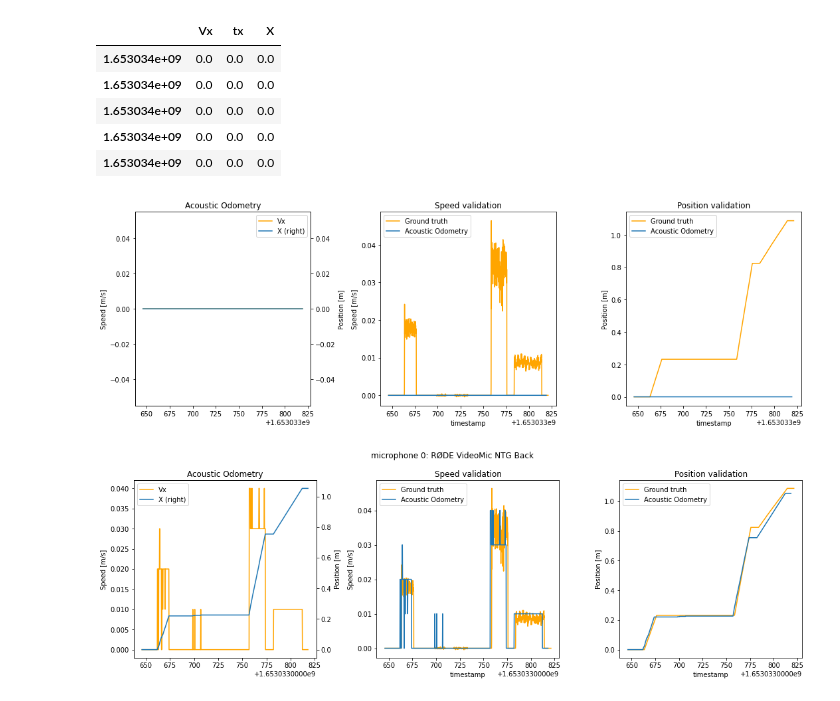
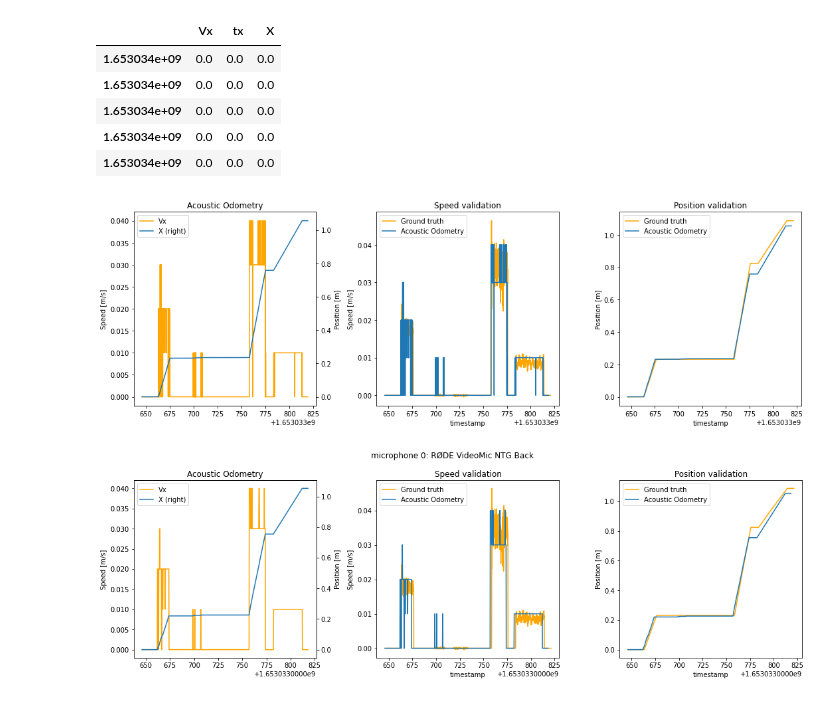
Before and after one commit to AcousticOdometry/AO, a Jupyter notebook: notebooks/odometry.ipynb, the cells around one changed output. Saved outputs shown, nothing was run; the diff lists cells and outputs as text; code cells hidden in the pictures.

```diff
--- a/notebooks/odometry.ipynb
+++ b/notebooks/odometry.ipynb
@@ -230,16 +226,22 @@ model = ao.AO(
     num_frames=120,
     )
 # %%
-def odometry_from_file(wav_file: Path, model: AO) -> pd.DataFrame:
+def generate_odometry(wav_file: Path, model: ao.AO) -> pd.DataFrame:
     wav_data, _ = ao.io.wave_read(wav_file)
     config = ao.io.yaml_load(wav_file.with_suffix('.yaml'))
     start = config['start_timestamp']
     step = model.num_samples / model.sample_rate
-    frames = ao.dataset.audio._frames(wav_data, model.num_samples)
+    frames = ao.dataset.audio._frames(
+        wav_data.mean(axis=1)[:, np.newaxis], model.num_samples
+        )
     timestamps = np.linspace(start, start + len(frames) * step, len(frames))
     Vx = np.zeros(len(frames))
     for i, frame in tqdm(enumerate(frames), total=len(frames), unit='frames'):
-        Vx[i] = model(frame.mean(axis=1))
+        # model.update(frame)
+        Vx[i] = model(frame)
+        # print(model.features)
+        # if i > 1000:
+            # break
     # Compute X translations and cumulative X position
     Vx = pd.Series(Vx, index=timestamps) / 100  # [cm/s] -> [m/s]
     odom = pd.concat([Vx, Vx.index.to_series().diff() * Vx], axis=1)
@@ -249,7 +251,7 @@ def odometry_from_file(wav_file: Path, model: AO) -> pd.DataFrame:
     return odom
 
 
-odom = odometry_from_file(wav_file=recording / f'microphone0.wav', model=model)
+odom = generate_odometry(wav_file=recording / f'microphone0.wav', model=model)
 odom.head()
 # %% [output]
 |  | Vx | tx | X |
@@ -259,33 +261,37 @@ odom.head()
 | 1.653034e+09 | 0.0 | 0.0 | 0.0 |
 | 1.653034e+09 | 0.0 | 0.0 | 0.0 |
 # %%
-def plot_acoustic_odometry(odom: pd.DataFrame, ground_truth: pd.DataFrame):
+def plot_odometry_validation(
+    odom: pd.DataFrame,
+    ground_truth: pd.DataFrame,
+    ) -> Tuple[plt.Figure, List[plt.Axes]]:
     fig, axs = plt.subplots(1, 3, figsize=(15, 5))
     axs[0].set_title('Acoustic Odometry')
     ax = odom.plot(ax=axs[0], y=['Vx'], ylabel='Speed [m/s]', color='orange')
     odom.plot(ax=ax, y=['X'], secondary_y=True).set_ylabel('Position [m]')
     axs[1].set_title('Speed validation')
     ax = ground_truth.plot(
         ax=axs[1],
         y=['Vx'],
         ylabel='Speed [m/s]',
         color='orange',
         label=['Ground truth']
         )
     odom.plot(ax=ax, y=['Vx'], label=['Acoustic Odometry'])
     axs[2].set_title('Position validation')
     ax = ground_truth.plot(
         ax=axs[2],
         y=['X'],
         ylabel='Position [m]',
         color='orange',
         label=['Ground truth']
         )
     odom.plot(ax=ax, y=['X'], label=['Acoustic Odometry'])
     fig.tight_layout()
     return fig, axs
 
-_ = plot_acoustic_odometry(odom, ground_truth)
+
+_ = plot_odometry_validation(odom, ground_truth)
 # %% [output]
-[figure, old version]
+[figure, new version]
 # %%
```
Also changed, not shown: parts of 4 cells of this notebook, 5 other files.
